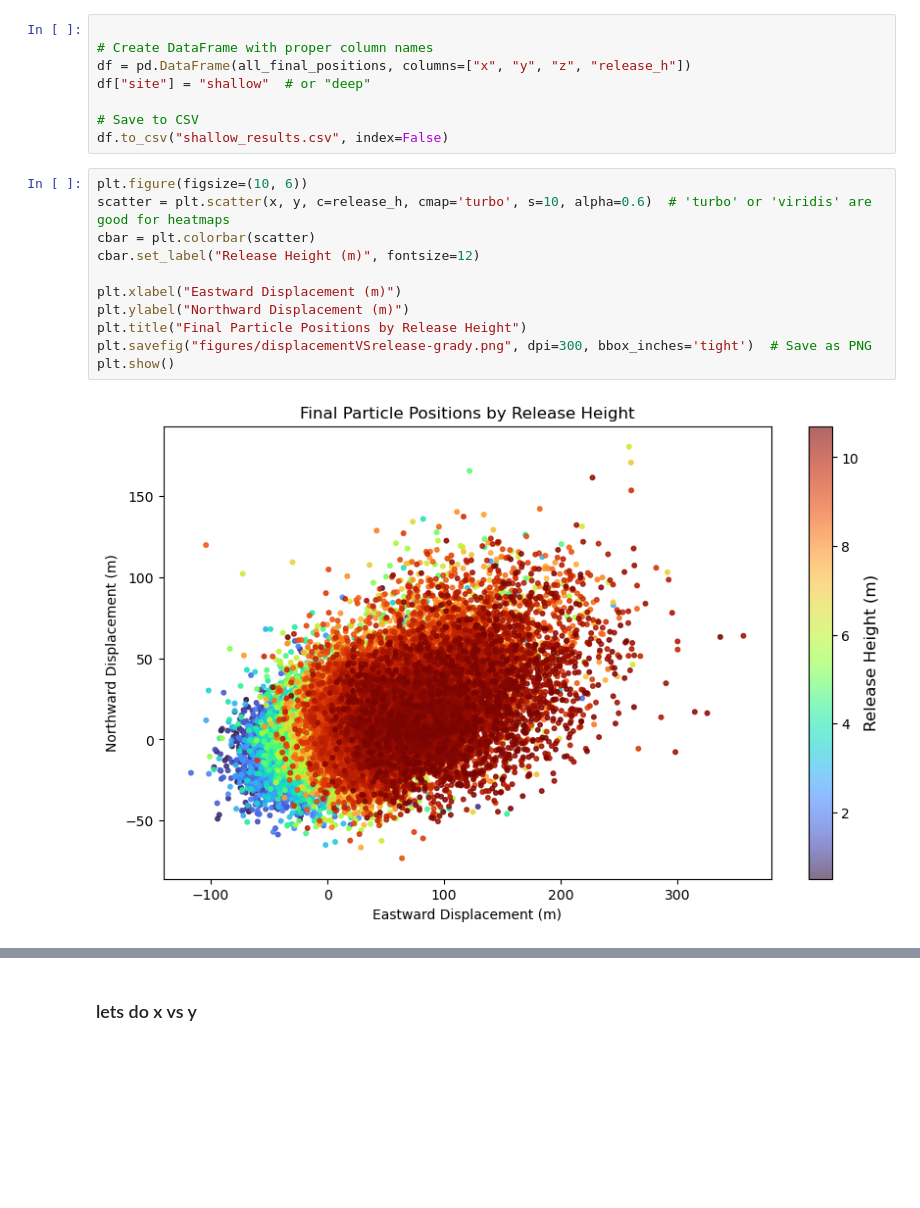
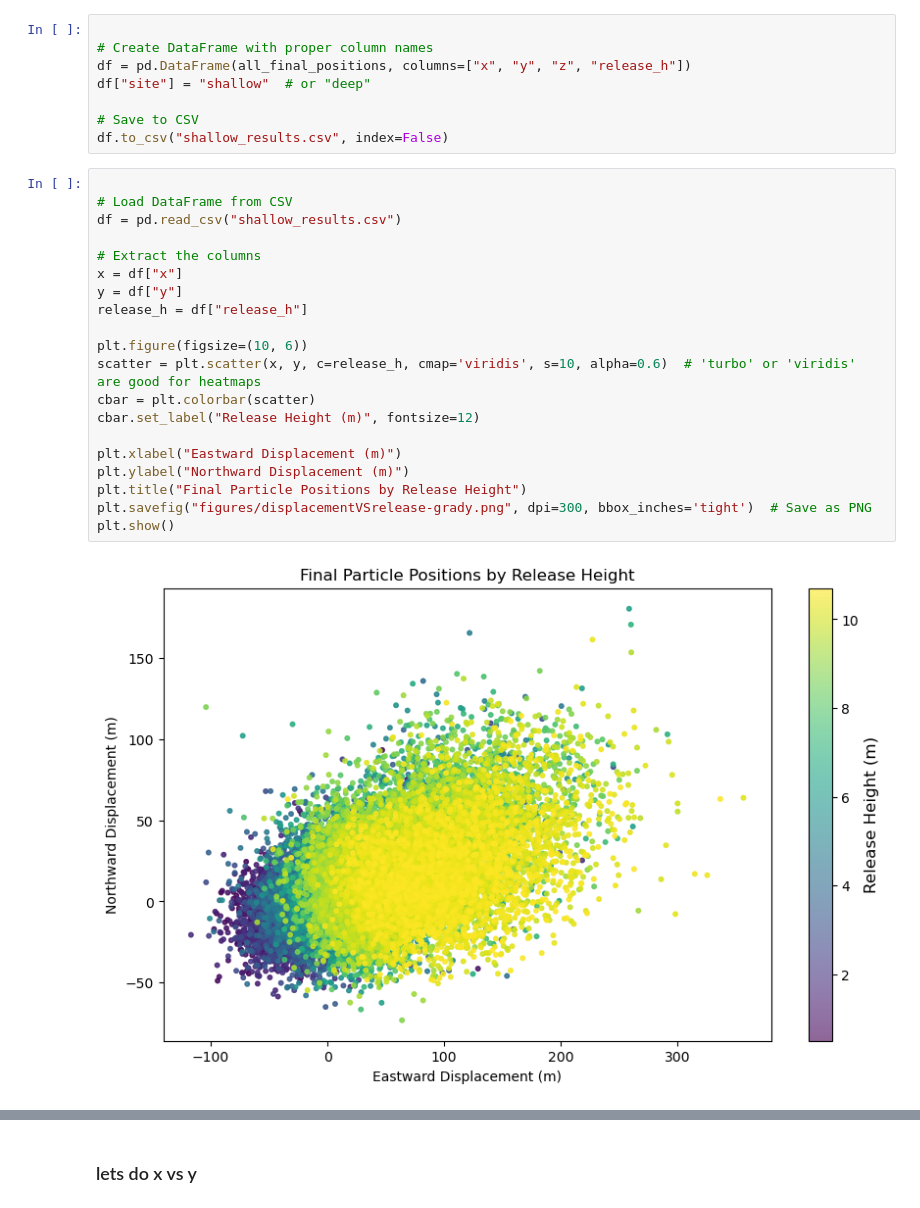
Before and after one commit to jj-franks/Dispersal-Model, a Jupyter notebook: Models/Model-GRADY.ipynb, the cells around one changed output, grey strips where cells are left out. Drawn from its saved outputs; the diff is of its cells as text; blank space fills up the shorter version.

Commit message:
Finalizing plotting for WSN talk

```diff
--- a/Models/Model-GRADY.ipynb
+++ b/Models/Model-GRADY.ipynb
@@ -623,15 +623,24 @@ df["site"] = "shallow"  # or "deep"
 # Save to CSV
 df.to_csv("shallow_results.csv", index=False)
 # %%
+
+# Load DataFrame from CSV
+df = pd.read_csv("shallow_results.csv")
+
+# Extract the columns
+x = df["x"]
+y = df["y"]
+release_h = df["release_h"]
+
 plt.figure(figsize=(10, 6))
-scatter = plt.scatter(x, y, c=release_h, cmap='turbo', s=10, alpha=0.6)  # 'turbo' or 'viridis' are good for heatmaps
+scatter = plt.scatter(x, y, c=release_h, cmap='viridis', s=10, alpha=0.6)  # 'turbo' or 'viridis' are good for heatmaps
 cbar = plt.colorbar(scatter)
 cbar.set_label("Release Height (m)", fontsize=12)
 
 plt.xlabel("Eastward Displacement (m)")
 plt.ylabel("Northward Displacement (m)")
 plt.title("Final Particle Positions by Release Height")
 plt.savefig("figures/displacementVSrelease-grady.png", dpi=300, bbox_inches='tight')  # Save as PNG
 plt.show()
 # %% [output]
-[figure, old version]
+[figure, new version]
```
Also changed, not shown: parts of 4 cells of this notebook, 9 other files.
